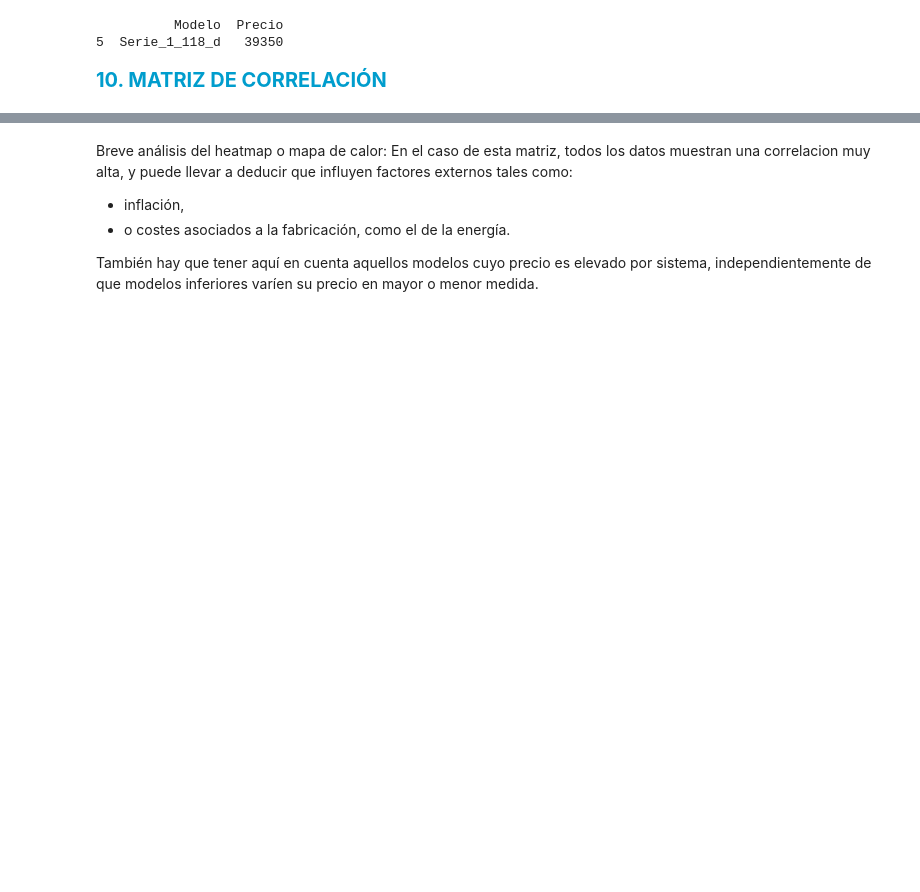
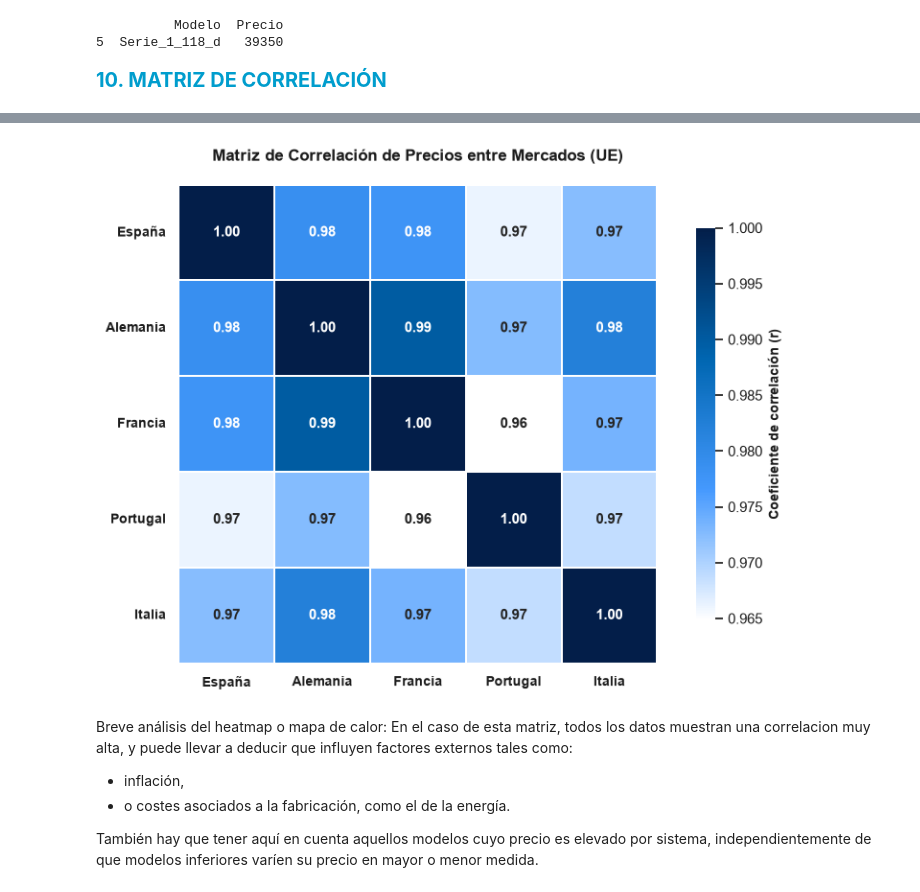
Before and after one commit to adrianamorchons/analisis_precios_bmw_2026, a Jupyter notebook: ANALISIS_BMW_PRECIOS_2026.ipynb, the cells around one changed output, grey strips where cells are left out. Saved outputs shown, nothing was run; the diff lists cells and outputs as text; code cells hidden in the pictures; blank space fills up the shorter version.

```diff
--- a/ANALISIS_BMW_PRECIOS_2026.ipynb
+++ b/ANALISIS_BMW_PRECIOS_2026.ipynb
@@ -376,3 +436,60 @@ plt.show()
+# %%
+import matplotlib.colors as mcolors
+import matplotlib.pyplot as plt
+import seaborn as sns
+
+mercados_ue = list(('España', 'Alemania', 'Francia', 'Portugal', 'Italia'))
+matriz_corr = df[mercados_ue].corr()
+
+#Configurar estilo
+sns.set_theme(
+    style='white',
+    rc={
+        'text.color': '#1C1C1C',
+        'axes.labelcolor': '#1C1C1C',
+        'xtick.color': '#1C1C1C',
+        'ytick.color': '#1C1C1C',
+    },
+)
+
+plt.figure(figsize=(8.5, 6))
+
+#Crear mapa de calor corporativo BMW
+cmap_bmw = mcolors.LinearSegmentedColormap.from_list(
+    'bmw_heatmap', list(('#FFFFFF', '#4599FE', '#0066B1', '#031E49'))
+)
+
+ax = sns.heatmap(
+    matriz_corr,
+    annot=True,
+    cmap=cmap_bmw,
+    fmt='.2f',
+    square=True,
+    linewidths=1.2,
+    linecolor='#FFFFFF',
+    annot_kws=dict(size=10.5, fontweight='bold'),
+    cbar_kws=dict(label='Coeficiente de correlación (r)', shrink=0.82),
+)
+
+#Personalización de títulos y etiquetas de ejes
+plt.title(
+    'Matriz de Correlación de Precios entre Mercados (UE)',
+    fontsize=12.5,
+    fontweight='bold',
+    pad=18,
+    color='#1C1C1C',
+)
+plt.xticks(rotation=0, ha='center', fontsize=10, fontweight='bold')
+plt.yticks(rotation=0, fontsize=10, fontweight='bold')
+
+cbar = next(iter(ax.collections)).colorbar
+cbar.ax.yaxis.label.set_weight('bold')
+cbar.ax.yaxis.label.set_size(10)
+
+plt.tight_layout()
+plt.show()
+# %% [output]
+[figure, added]
 # %% [markdown]
 Breve análisis del heatmap o mapa de calor:
 En el caso de esta matriz, todos los datos muestran una correlacion muy alta, y puede llevar a deducir que influyen factores externos tales como:
```
Also changed, not shown: parts of 76 cells of this notebook.
